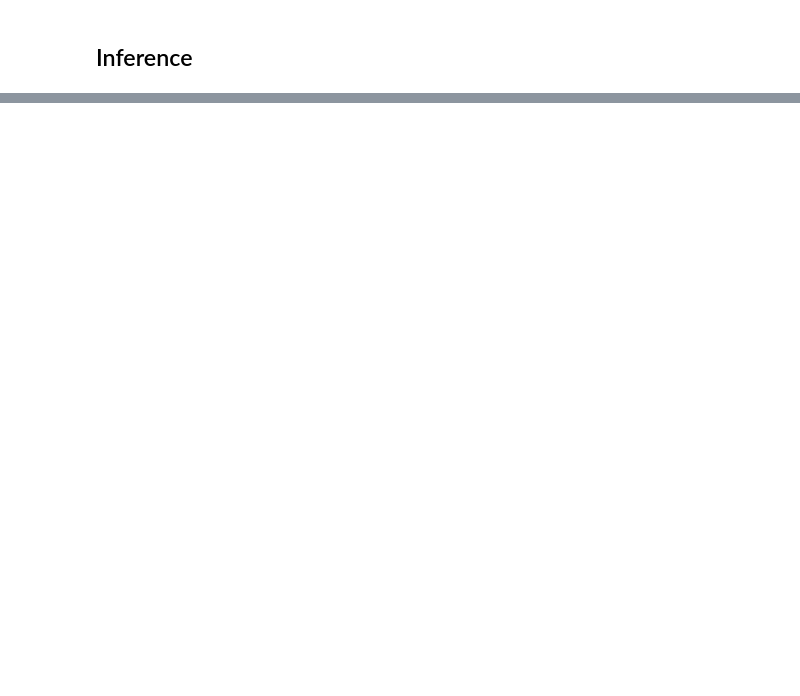
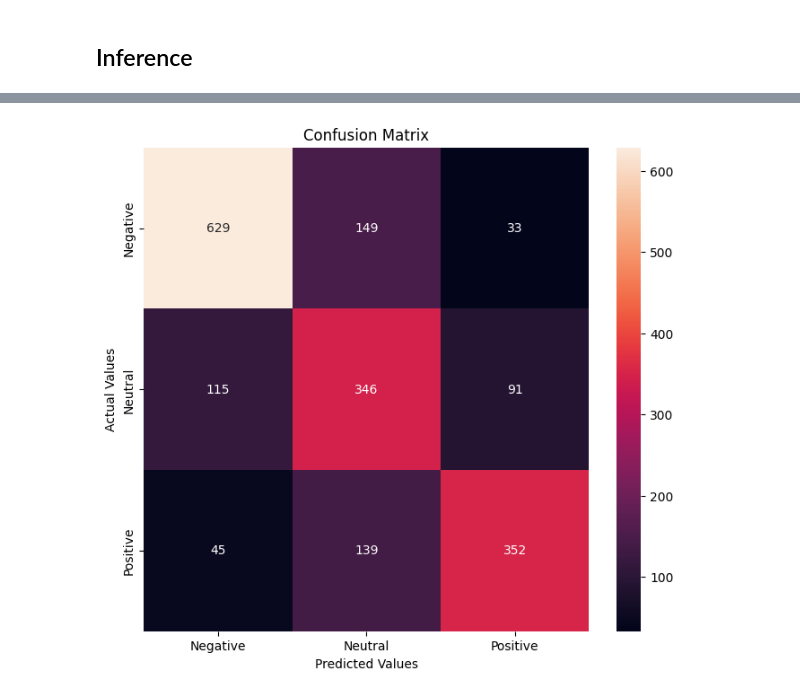
Before and after one commit to jairleo95/peruvian-slang-sentiment, a Jupyter notebook: pilot-test/03-pilot-train.ipynb, the cells around one changed output, grey strips where cells are left out. Cells and saved outputs as stored; diff of their text form; code cells hidden in the pictures; blank space fills up the shorter version.

```diff
--- a/pilot-test/03-pilot-train.ipynb
+++ b/pilot-test/03-pilot-train.ipynb
@@ -436,8 +551,13 @@ model_classifications = []
+# %%
+def get_prediction(text):
+    input_ids = tokenizer(text, return_tensors="pt", max_length=128).input_ids.to('cuda')
+    logits = model(input_ids).logits
+    probabilities = logits.softmax(dim=-1).tolist()[0]
+    return np.argmax(probabilities).flatten()[0]
 # %%
+#original_model_summaries = []
+model_classifications = []
 for _, text in enumerate(texts):
-    input_ids = tokenizer(text, return_tensors="pt", max_length=128).input_ids.to('cuda')
-    logits = model(input_ids).logits
-    probabilities = logits.softmax(dim=-1).tolist()[0]
-    model_classifications.append(np.argmax(probabilities).flatten()[0])
+    model_classifications.append(get_prediction(text))
 # %%
 model_classifications
@@ -443,0 +607,12 @@ model_classifications
+# %%
+# add pred into val_df
+test_df["pred"] = pred_test_final
+# %%
+# label to intent mapping
+name2label = {"Negative":0,
+              "Neutral":1,
+             "Positive":2
+             }
+label2name = {v: k for k, v in name2label.items()}
+
+test_df["pred_name"] = test_df.pred.apply(lambda x: label2name.get(x))
@@ -443,0 +635,21 @@ model_classifications
+# %%
+from sklearn.svm import SVC
+from sklearn.metrics import confusion_matrix
+import seaborn as sns
+import matplotlib.pyplot as plt
+
+pred_name_values = test_df.pred_name.values
+label_values = test_df.label_name.values
+cm = confusion_matrix(label_values, pred_name_values)
+cm_df = pd.DataFrame(cm,
+                     index = ['Negative','Neutral','Positive'],
+                     columns = ['Negative','Neutral','Positive'])
+plt.figure(figsize=(8,7))
+sns.heatmap(cm_df, annot=True,fmt=".0f")
+plt.title('Confusion Matrix')
+plt.ylabel('Actual Values')
+plt.xlabel('Predicted Values')
+plt.savefig('cm_test_predictions.png')
+plt.show()
+# %% [output]
+[figure, added]
```
Also changed, not shown: parts of 33 cells of this notebook, 4 other files.
